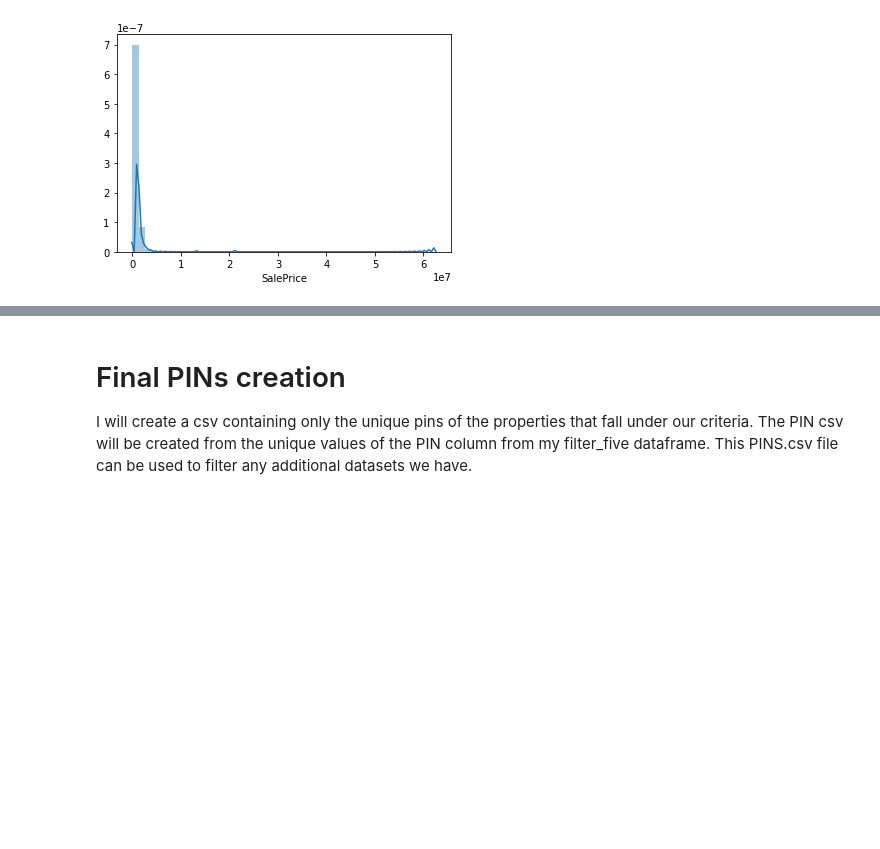
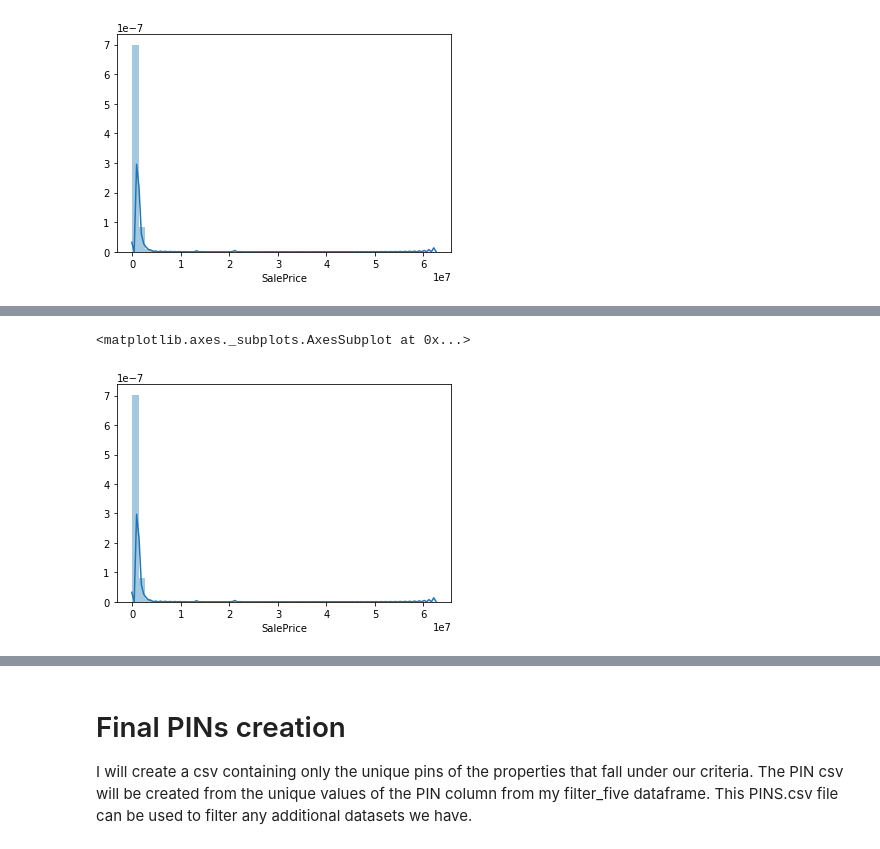
Before and after one commit to chum46/housing_sales_king_county, a Jupyter notebook: notebooks/exploratory/00_mef_initial_data_cleaning.ipynb, the cells around one changed output, grey strips where cells are left out. Cells and saved outputs as stored; diff of their text form; code cells hidden in the pictures; blank space fills up the shorter version.

```diff
--- a/notebooks/exploratory/00_mef_initial_data_cleaning.ipynb
+++ b/notebooks/exploratory/00_mef_initial_data_cleaning.ipynb
@@ -174,6 +231,7 @@ In order to find which parcels have multiple buildings on them, we will ned the
 # %%
 res_bldg = data_cleaning.add_PIN_column(res_bldg)
-filter_four = data_cleaning.add_PIN_column(filter_four)
+
+filter_d = data_cleaning.add_PIN_column(filter_d)
 # %% [output]
 A value is trying to be set on a copy of a slice from a DataFrame.
 Try using .loc[row_indexer,col_indexer] = value instead
@@ -239,6 +298,6 @@ one_building_parcels
 # %%
-filter_five = pd.merge(filter_four, one_building_parcels, how='inner', on='PIN')
-filter_five
+filter_e = pd.merge(filter_d, one_building_parcels, how='inner', on='PIN')
+filter_e
 # %% [output]
 |  | ExciseTaxNbr | Major | Minor | DocumentDate | SalePrice | RecordingNbr | Volume | Page | PlatNbr | ... |
 | 0 | 3027422 | 213043 | 0120 | 2019-12-20 | 560000 | 20191226000848 |  |  |  | ... |
@@ -268,0 +347,5 @@ sns.distplot(filter_five.SalePrice)
+# %%
+sns.distplot(filter_f.SalePrice)
+# %% [output]
+<matplotlib.axes._subplots.AxesSubplot at 0x...>
+[figure, added]
```
Also changed, not shown: parts of 64 cells of this notebook, 9 other files.
